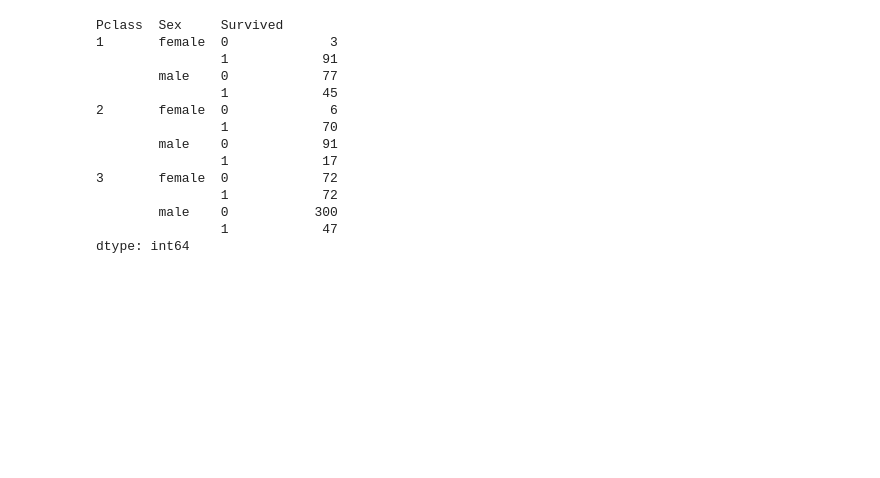
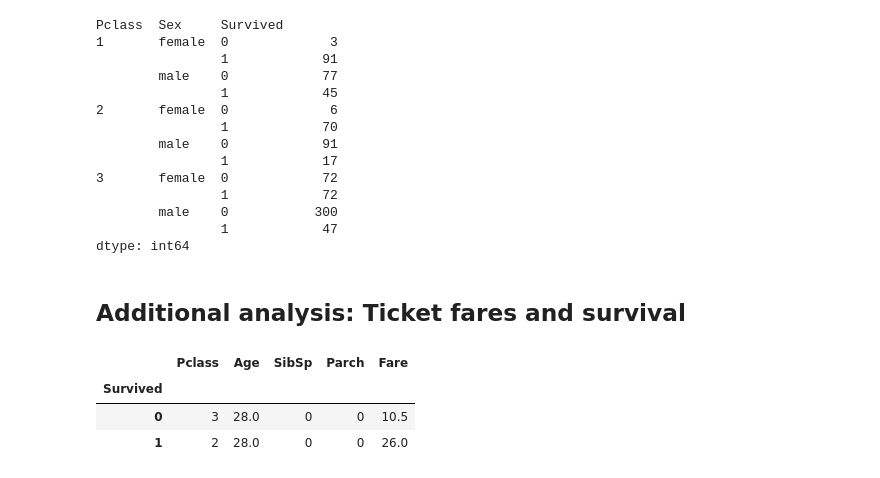
Before and after one commit to Basmatz/Spiced-bootcamp, a Jupyter notebook: Week_2/Day 1/Titanic_Exploratory_Data_Analysis.ipynb, the cells around one changed output. Saved outputs shown, nothing was run; the diff lists cells and outputs as text; code cells hidden in the pictures; blank space fills up the shorter version.

```diff
--- a/Week_2/Day 1/Titanic_Exploratory_Data_Analysis.ipynb
+++ b/Week_2/Day 1/Titanic_Exploratory_Data_Analysis.ipynb
@@ -161,3 +149,16 @@ Pclass  Sex     Survived
         male    0           300
                 1            47
 dtype: int64
+# %% [markdown]
+## Additional analysis: Ticket fares and survival
+# %%
+df.describe()
+
+df.groupby(['Survived']).median()
+
+# One outlier: fare of > £500
+# %% [output]
+|  | Pclass | Age | SibSp | Parch | Fare |
+| Survived |  |  |  |  |  |
+| 0 | 3 | 28.0 | 0 | 0 | 10.5 |
+| 1 | 2 | 28.0 | 0 | 0 | 26.0 |
```
Also changed, not shown: parts of 4 cells of this notebook, 2 other files.
